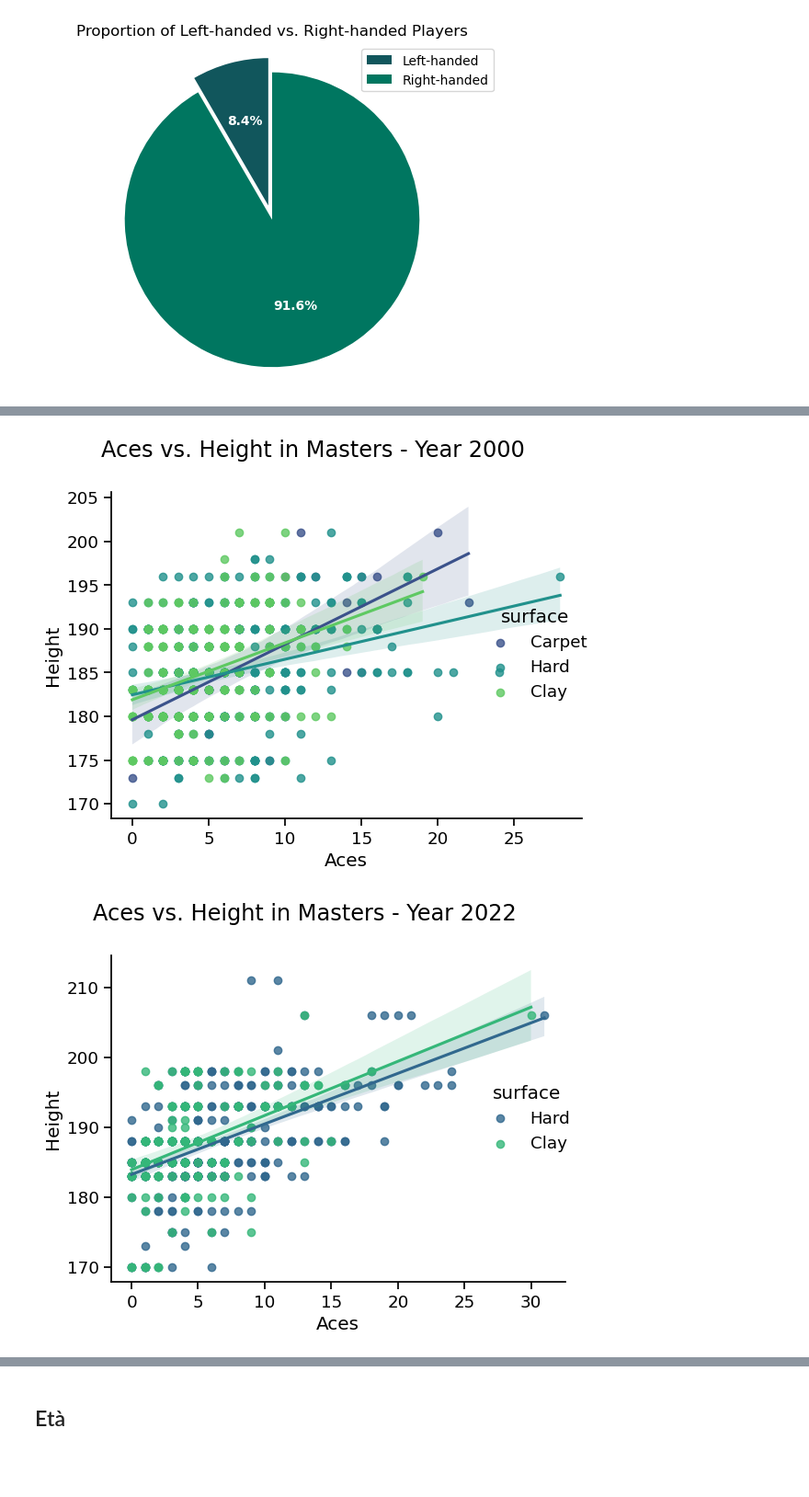
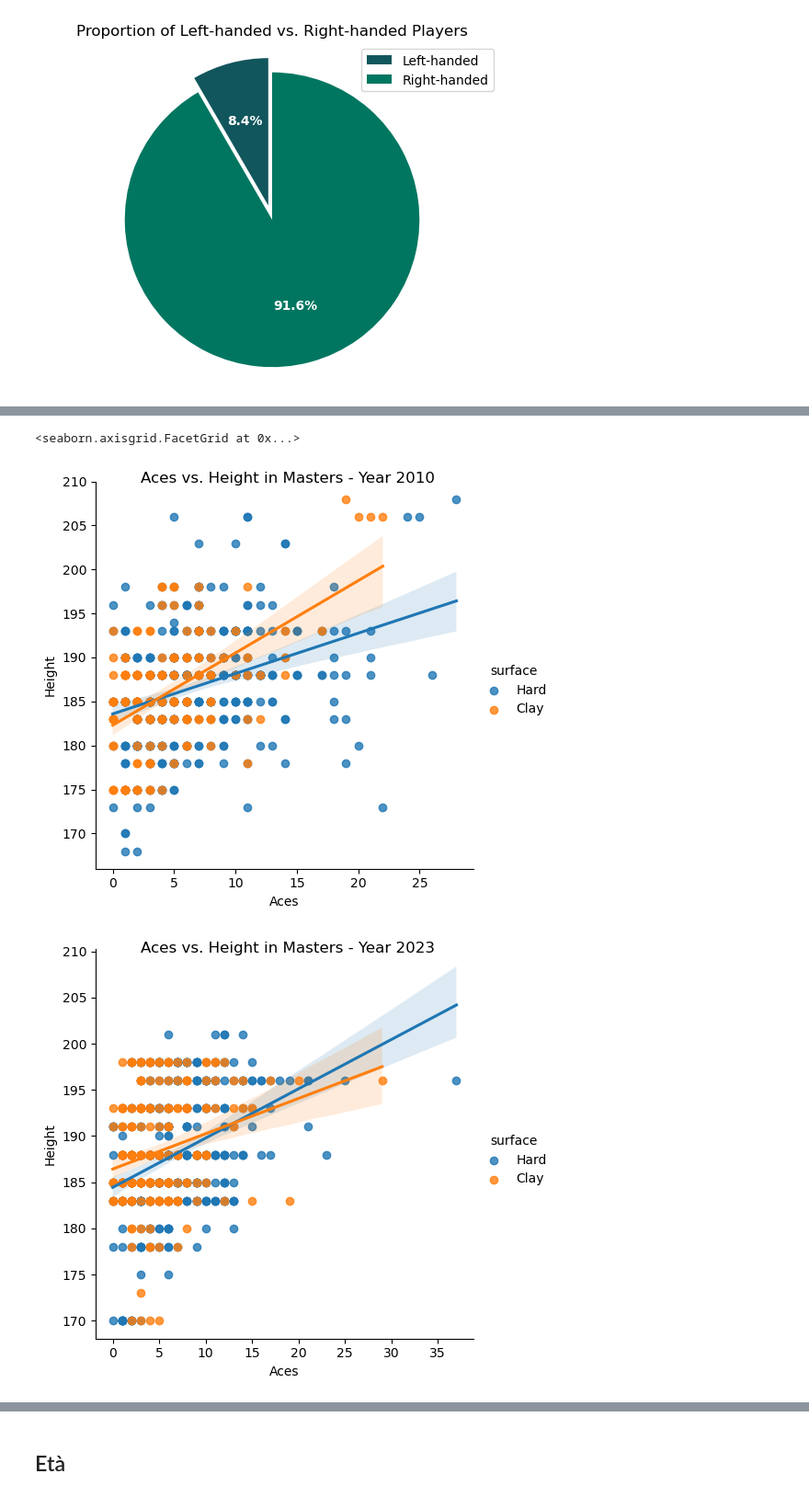
Before and after one commit to yasemitee/SciVIs, a Jupyter notebook: player.ipynb, the cells around one changed output, grey strips where cells are left out. Shown at 92% size. Cells and saved outputs as stored; diff of their text form; code cells hidden in the pictures; blank space fills up the shorter version.

```diff
--- a/player.ipynb
+++ b/player.ipynb
@@ -71,23 +102,21 @@ plt.show()
 # %%
 #Confroti tra altezza e numero di ace per i tornei di tipo Masters nel 2000 e nel 2022
 # LA LEGENDA É DA MIGLIORARE
 atp_matches['tourney_yearmonth'] = atp_matches.tourney_date.astype(str).str[:6]
 atp_matches['tourney_year'] = atp_matches.tourney_date.astype(str).str[:4]
 atp_matches['tourney_year'] = atp_matches['tourney_year'].astype(int)
 
-with sns.plotting_context("notebook", font_scale=1.2):
-    g1 = sns.lmplot(x='w_ace', y='winner_ht', hue='surface', fit_reg=True, data=atp_matches[(atp_matches['tourney_level'].isin(['M']))&(atp_matches['tourney_year']==2000)], palette='viridis')
-    g1.figure.suptitle('Aces vs. Height in Masters - Year 2000')
-    g1.set(xlabel='Aces', ylabel='Height')
-    g1.figure.tight_layout()
+g1 = sns.lmplot(x='w_ace', y='winner_ht', hue='surface', fit_reg=True, data=atp_matches[(atp_matches['tourney_level'].isin(['M']))&(atp_matches['tourney_year']==2010)])
+g1.fig.suptitle('Aces vs. Height in Masters - Year 2010')
+g1.set(xlabel='Aces', ylabel='Height')
 
-    g2 = sns.lmplot(x='w_ace', y='winner_ht', hue='surface', fit_reg=True, data=atp_matches[(atp_matches['tourney_level'].isin(['M']))&(atp_matches['tourney_year']==2022)], palette='viridis')
-    g2.figure.suptitle('Aces vs. Height in Masters - Year 2022')
-    g2.set(xlabel='Aces', ylabel='Height')
-    g2.figure.tight_layout()
+g2 = sns.lmplot(x='w_ace', y='winner_ht', hue='surface', fit_reg=True, data=atp_matches[(atp_matches['tourney_level'].isin(['M']))&(atp_matches['tourney_year']==2023)])
+g2.fig.suptitle('Aces vs. Height in Masters - Year 2023')
+g2.set(xlabel='Aces', ylabel='Height')
 # %% [output]
+<seaborn.axisgrid.FacetGrid at 0x...>
-[figure, old version]
+[figure, new version]
-[figure, old version]
+[figure, new version]
 # %%
 # Trend della percentuale di servizio dei giocatori nel tempo
 
```
Also changed, not shown: parts of 3 cells of this notebook, 4 other files.
